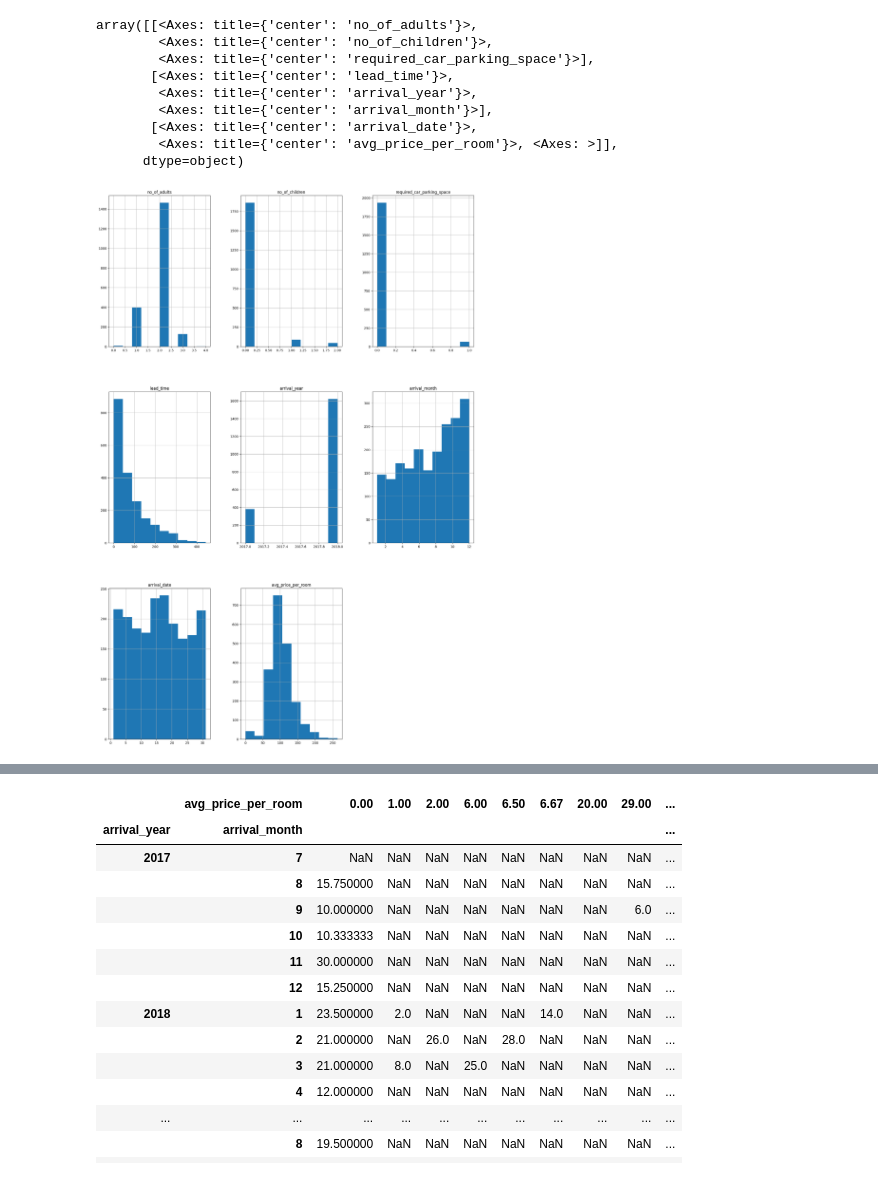
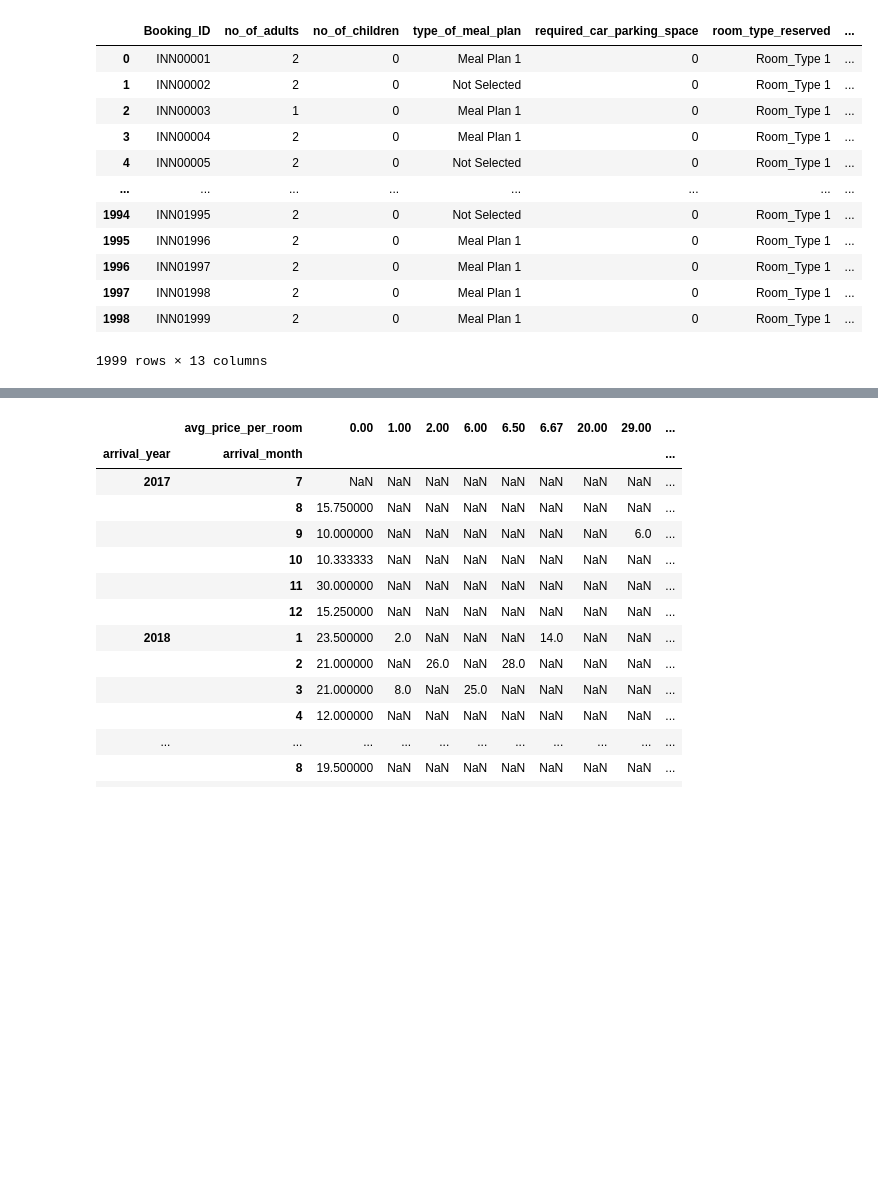
Before and after one commit to am5nj/Hotel-reservations-, a Jupyter notebook: hotel_reservtion.ipynb, the cells around one changed output, grey strips where cells are left out. Saved outputs shown, nothing was run; the diff lists cells and outputs as text; code cells hidden in the pictures; blank space fills up the shorter version.

```diff
--- a/hotel_reservtion.ipynb
+++ b/hotel_reservtion.ipynb
@@ -9,21 +9,21 @@ import scipy.stats as st
 # %%
 # Load the Cardio Dataset
 url = 'https://raw.githubusercontent.com/am5nj/Hotel-reservations-/main/Hotel.csv'
 mydata = pd.read_csv(url)
-
+mydata
 # mydata = pd.read_csv('/Hotel.csv')
-#matplotlib inline
-
-mydata.hist(figsize=(20,30))
 # %% [output]
+|  | Booking_ID | no_of_adults | no_of_children | type_of_meal_plan | required_car_parking_space | room_type_reserved | ... |
+| 0 | INN00001 | 2 | 0 | Meal Plan 1 | 0 | Room_Type 1 | ... |
+| 1 | INN00002 | 2 | 0 | Not Selected | 0 | Room_Type 1 | ... |
+| 2 | INN00003 | 1 | 0 | Meal Plan 1 | 0 | Room_Type 1 | ... |
+| 3 | INN00004 | 2 | 0 | Meal Plan 1 | 0 | Room_Type 1 | ... |
+| 4 | INN00005 | 2 | 0 | Not Selected | 0 | Room_Type 1 | ... |
+| ... | ... | ... | ... | ... | ... | ... | ... |
+| 1994 | INN01995 | 2 | 0 | Not Selected | 0 | Room_Type 1 | ... |
+| 1995 | INN01996 | 2 | 0 | Meal Plan 1 | 0 | Room_Type 1 | ... |
+| 1996 | INN01997 | 2 | 0 | Meal Plan 1 | 0 | Room_Type 1 | ... |
+| 1997 | INN01998 | 2 | 0 | Meal Plan 1 | 0 | Room_Type 1 | ... |
+| 1998 | INN01999 | 2 | 0 | Meal Plan 1 | 0 | Room_Type 1 | ... |
-array([[<Axes: title={'center': 'no_of_adults'}>,
-        <Axes: title={'center': 'no_of_children'}>,
-        <Axes: title={'center': 'required_car_parking_space'}>],
-       [<Axes: title={'center': 'lead_time'}>,
-        <Axes: title={'center': 'arrival_year'}>,
-        <Axes: title={'center': 'arrival_month'}>],
-       [<Axes: title={'center': 'arrival_date'}>,
-        <Axes: title={'center': 'avg_price_per_room'}>, <Axes: >]],
-      dtype=object)
+1999 rows × 13 columns
-[figure, removed]
 # %%
```
Also changed, not shown: parts of 17 cells of this notebook.
